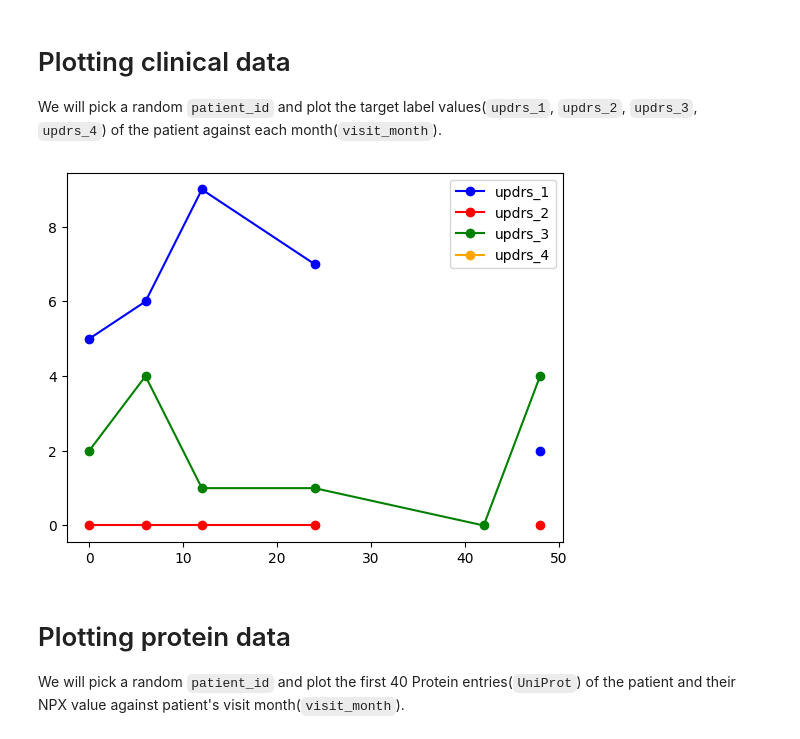
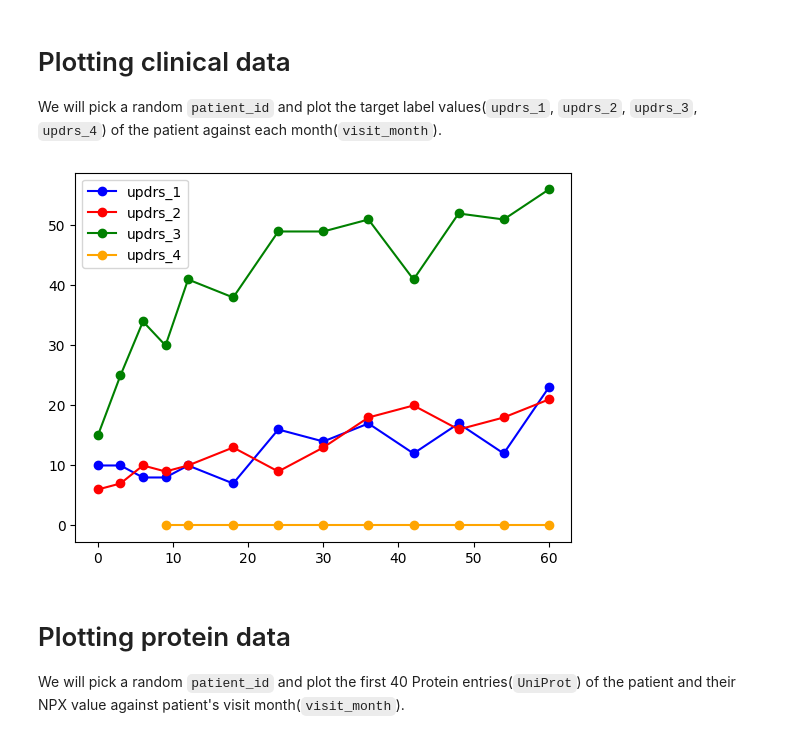
Before and after one commit to tharoosha/PDP_Prediction, a Jupyter notebook: PDP-prediction-notebook.ipynb, the cells around one changed output. Saved outputs shown, nothing was run; the diff lists cells and outputs as text; code cells hidden in the pictures.

```diff
--- a/PDP-prediction-notebook.ipynb
+++ b/PDP-prediction-notebook.ipynb
@@ -118,18 +130,18 @@ train_peptides.head(5)
 We will pick a random `patient_id` and plot the target label values(`updrs_1`, `updrs_2`, `updrs_3`, `updrs_4`) of the patient against each month(`visit_month`).
 # %%
 # Fetch data for patient with id 1517
-plot_df = train_clinical[train_clinical["patient_id"]==45181]
+plot_df = train_clinical[train_clinical["patient_id"]==55]
 fig, ax = plt.subplots(1, 1)
 
 ax.plot(plot_df['visit_month'], plot_df['updrs_1'], marker='o', color="blue", label="updrs_1", linestyle="-")
 ax.plot(plot_df['visit_month'], plot_df['updrs_2'], marker='o', color="red", label="updrs_2", linestyle="-")
 ax.plot(plot_df['visit_month'], plot_df['updrs_3'], marker='o', color="green", label="updrs_3", linestyle="-")
 ax.plot(plot_df['visit_month'], plot_df['updrs_4'], marker='o', color="orange", label="updrs_4", linestyle="-")
 
 ax.legend()
 plt.show()
 # %% [output]
-[figure, old version]
+[figure, new version]
 # %% [markdown]
 # Plotting protein data
 
```
Also changed, not shown: parts of 23 cells of this notebook.
